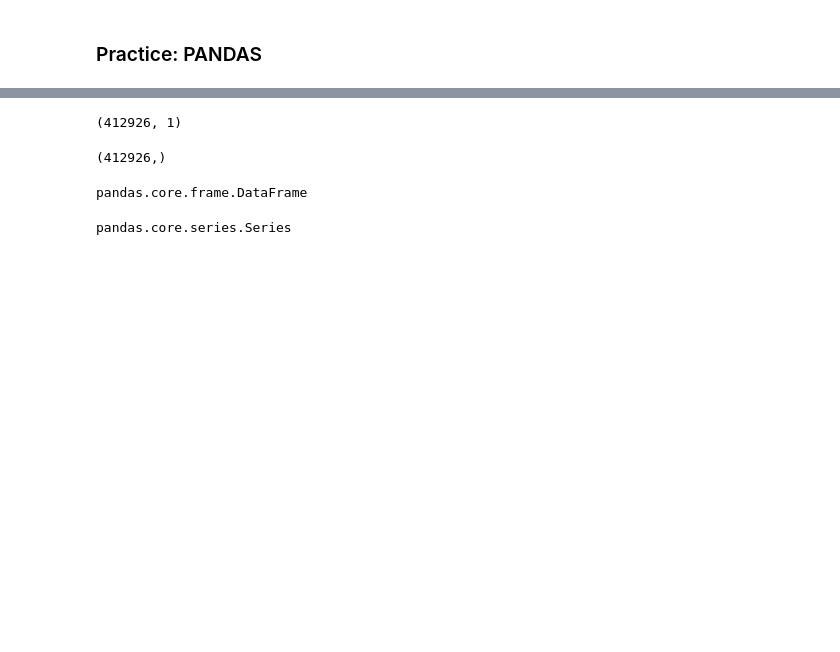
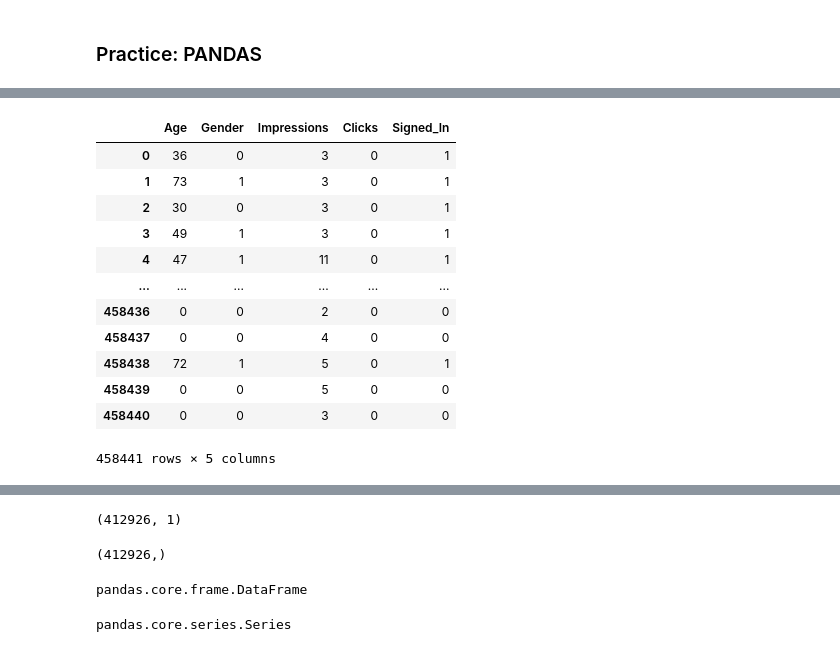
Before and after one commit to cyruschansk/DS_HK_10, a Jupyter notebook: notebooks/03 - Machine Learning.ipynb, the cells around one changed output, grey strips where cells are left out. Saved outputs shown, nothing was run; the diff lists cells and outputs as text; code cells hidden in the pictures; blank space fills up the shorter version.

```diff
--- a/notebooks/03 - Machine Learning.ipynb
+++ b/notebooks/03 - Machine Learning.ipynb
@@ -883,0 +1100,16 @@ df = pd.read_csv('../data/nytimes.csv')
+# %%
+df
+# %% [output]
+|  | Age | Gender | Impressions | Clicks | Signed_In |
+| 0 | 36 | 0 | 3 | 0 | 1 |
+| 1 | 73 | 1 | 3 | 0 | 1 |
+| 2 | 30 | 0 | 3 | 0 | 1 |
+| 3 | 49 | 1 | 3 | 0 | 1 |
+| 4 | 47 | 1 | 11 | 0 | 1 |
+| ... | ... | ... | ... | ... | ... |
+| 458436 | 0 | 0 | 2 | 0 | 0 |
+| 458437 | 0 | 0 | 4 | 0 | 0 |
+| 458438 | 72 | 1 | 5 | 0 | 1 |
+| 458439 | 0 | 0 | 5 | 0 | 0 |
+| 458440 | 0 | 0 | 3 | 0 | 0 |
+458441 rows × 5 columns
```
Also changed, not shown: parts of 44 cells of this notebook, 5 other files.
